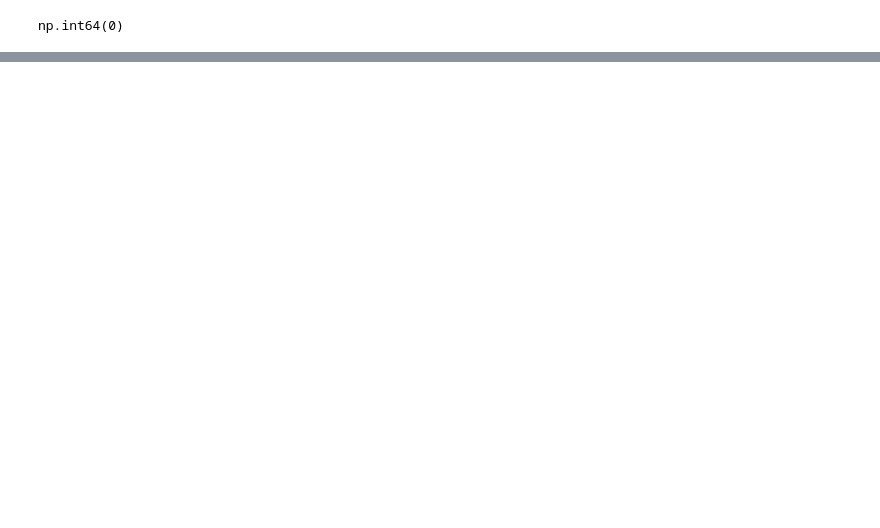
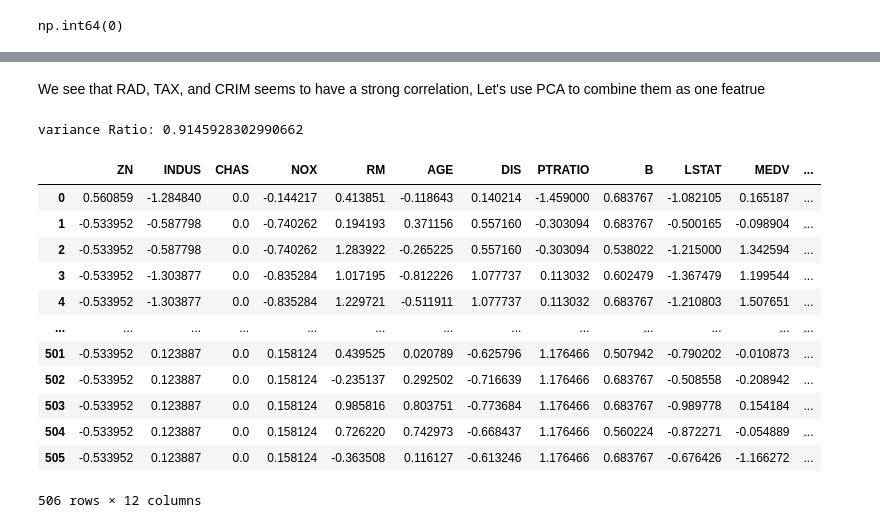
Before and after one commit to zihang-huang/data-mining, a Jupyter notebook: src/BostonHousing.ipynb, the cells around one changed output, grey strips where cells are left out. Cells and saved outputs as stored; diff of their text form; code cells hidden in the pictures; blank space fills up the shorter version.

```diff
--- a/src/BostonHousing.ipynb
+++ b/src/BostonHousing.ipynb
@@ -303,0 +223,26 @@ np.int64(0)
+# %% [markdown]
+We see that RAD, TAX, and CRIM seems to have a strong correlation, Let's use PCA to combine them as one featrue
+# %%
+from sklearn.decomposition import PCA
+X_redundant = dXimputed[['CRIM','RAD','TAX']]
+pca = PCA(n_components=1)
+principal_components = pca.fit_transform(X_redundant)
+print(f"variance Ratio: {sum(pca.explained_variance_ratio_)}")
+X_reduced = dXimputed.drop(['CRIM','RAD','TAX'], axis=1)
+X_reduced['CRT_COMBO'] = StandardScaler().fit_transform(principal_components)
+X_reduced
+# %% [output]
+variance Ratio: 0.9145928302990662
+|  | ZN | INDUS | CHAS | NOX | RM | AGE | DIS | PTRATIO | B | LSTAT | MEDV | ... |
+| 0 | 0.560859 | -1.284840 | 0.0 | -0.144217 | 0.413851 | -0.118643 | 0.140214 | -1.459000 | 0.683767 | -1.082105 | 0.165187 | ... |
+| 1 | -0.533952 | -0.587798 | 0.0 | -0.740262 | 0.194193 | 0.371156 | 0.557160 | -0.303094 | 0.683767 | -0.500165 | -0.098904 | ... |
+| 2 | -0.533952 | -0.587798 | 0.0 | -0.740262 | 1.283922 | -0.265225 | 0.557160 | -0.303094 | 0.538022 | -1.215000 | 1.342594 | ... |
+| 3 | -0.533952 | -1.303877 | 0.0 | -0.835284 | 1.017195 | -0.812226 | 1.077737 | 0.113032 | 0.602479 | -1.367479 | 1.199544 | ... |
+| 4 | -0.533952 | -1.303877 | 0.0 | -0.835284 | 1.229721 | -0.511911 | 1.077737 | 0.113032 | 0.683767 | -1.210803 | 1.507651 | ... |
+| ... | ... | ... | ... | ... | ... | ... | ... | ... | ... | ... | ... | ... |
+| 501 | -0.533952 | 0.123887 | 0.0 | 0.158124 | 0.439525 | 0.020789 | -0.625796 | 1.176466 | 0.507942 | -0.790202 | -0.010873 | ... |
+| 502 | -0.533952 | 0.123887 | 0.0 | 0.158124 | -0.235137 | 0.292502 | -0.716639 | 1.176466 | 0.683767 | -0.508558 | -0.208942 | ... |
+| 503 | -0.533952 | 0.123887 | 0.0 | 0.158124 | 0.985816 | 0.803751 | -0.773684 | 1.176466 | 0.683767 | -0.989778 | 0.154184 | ... |
+| 504 | -0.533952 | 0.123887 | 0.0 | 0.158124 | 0.726220 | 0.742973 | -0.668437 | 1.176466 | 0.560224 | -0.872271 | -0.054889 | ... |
+| 505 | -0.533952 | 0.123887 | 0.0 | 0.158124 | -0.363508 | 0.116127 | -0.613246 | 1.176466 | 0.683767 | -0.676426 | -1.166272 | ... |
+506 rows × 12 columns
```
Also changed, not shown: parts of 23 cells of this notebook.
